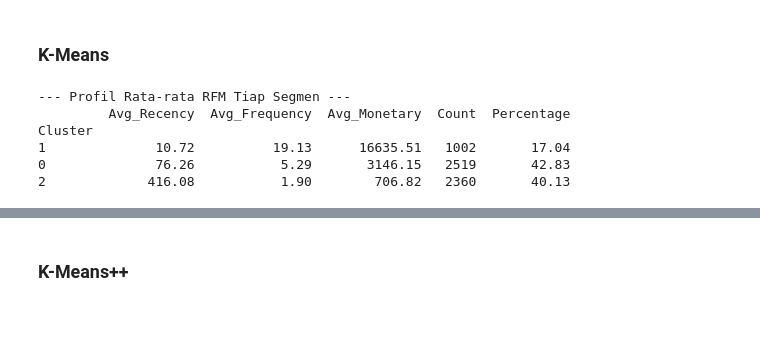
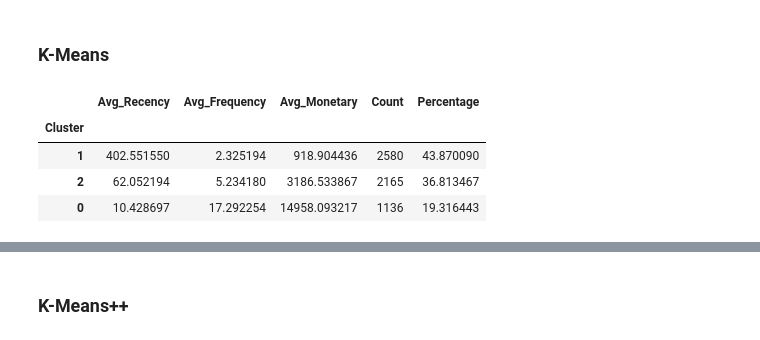
Before and after one commit to ShiftorTheOrca/asah-capstone, a Jupyter notebook: Asah_Fetch_A25_CS328.ipynb, the cells around one changed output, grey strips where cells are left out. Cells and saved outputs as stored; diff of their text form; code cells hidden in the pictures.

```diff
--- a/Asah_Fetch_A25_CS328.ipynb
+++ b/Asah_Fetch_A25_CS328.ipynb
@@ -444,32 +453,20 @@ visualizer.show()
 # %%
-k_elbow = 3
-kmeans = KMeans(n_clusters=k_elbow)
-kmeans.fit(df_rfm_minmax)
-
-labels = kmeans.labels_
-
-# Assign Cluster Labels
-df_rfm['Cluster'] = labels
-df_rfm_minmax['Cluster'] = labels
-
-# --- 3C. Analisis Profil Cluster ---
+# Analisis karakter cluster
 cluster_analysis = df_rfm.groupby('Cluster').agg(
     Avg_Recency=('Recency', 'mean'),
     Avg_Frequency=('Frequency', 'mean'),
     Avg_Monetary=('Monetary', 'mean'),
     Count=('CustomerID', 'count'),
     Percentage=('CustomerID', lambda x: (x.count() / len(df_rfm_minmax)) * 100)
-).sort_values(by='Avg_Monetary', ascending=False)
+).sort_values(by='Avg_Recency', ascending=False)
 
-print("\n--- Profil Rata-rata RFM Tiap Segmen ---")
-print(cluster_analysis.round(2))
+cluster_analysis
 # %% [output]
---- Profil Rata-rata RFM Tiap Segmen ---
-         Avg_Recency  Avg_Frequency  Avg_Monetary  Count  Percentage
-Cluster
-1              10.72          19.13      16635.51   1002       17.04
-0              76.26           5.29       3146.15   2519       42.83
-2             416.08           1.90        706.82   2360       40.13
+|  | Avg_Recency | Avg_Frequency | Avg_Monetary | Count | Percentage |
+| Cluster |  |  |  |  |  |
+| 1 | 402.551550 | 2.325194 | 918.904436 | 2580 | 43.870090 |
+| 2 | 62.052194 | 5.234180 | 3186.533867 | 2165 | 36.813467 |
+| 0 | 10.428697 | 17.292254 | 14958.093217 | 1136 | 19.316443 |
 # %%
 visual_3d = go.Scatter3d(
     x= df_rfm['Recency'],
```
Also changed, not shown: parts of 19 cells of this notebook.
